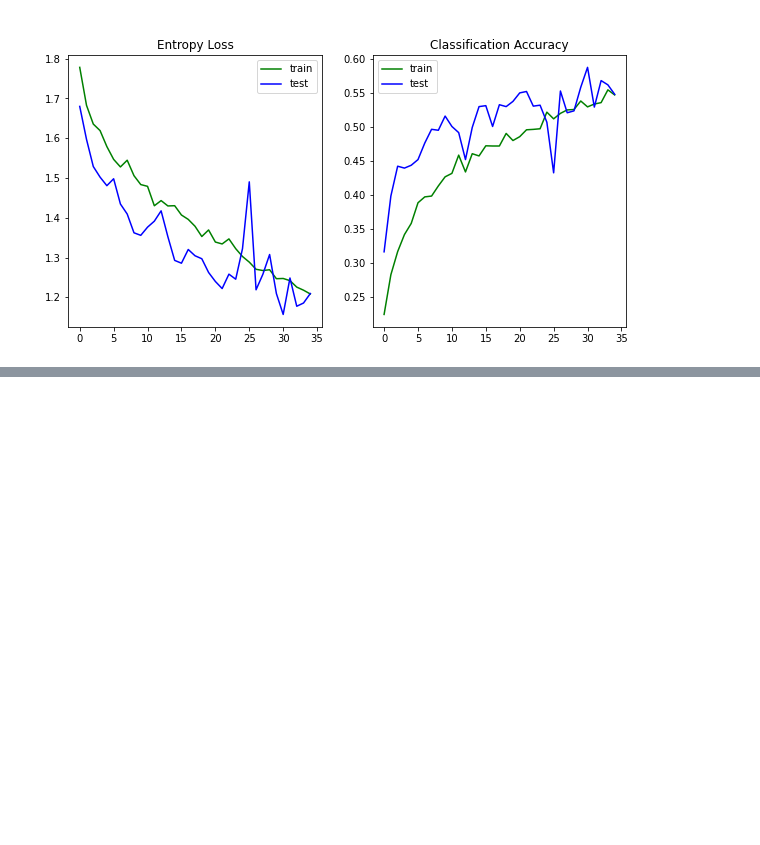
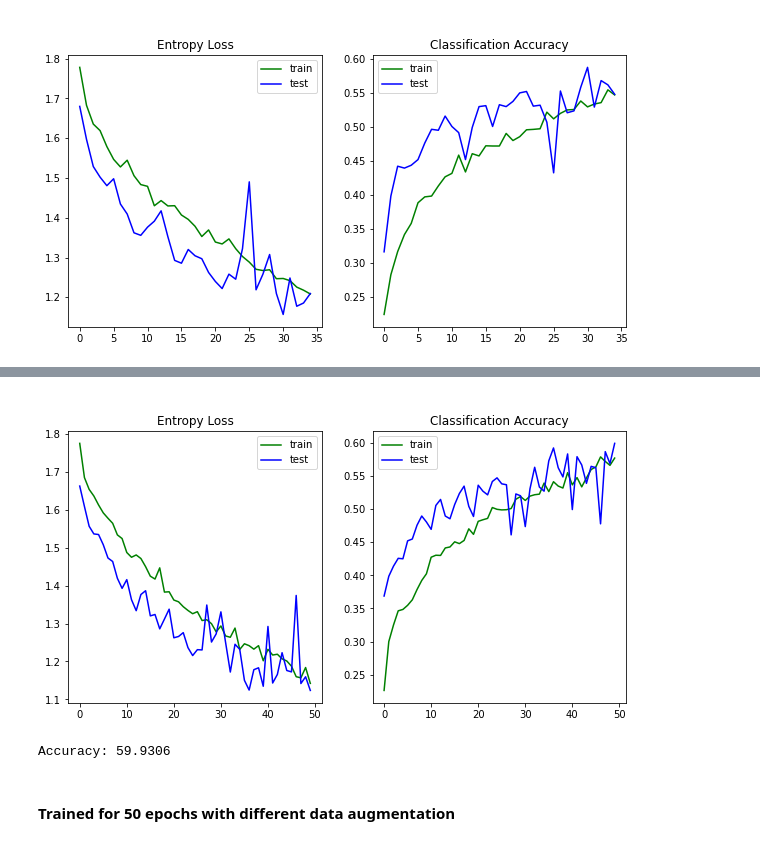
Before and after one commit to Doyun-Shin/DL-Artist-Recognition, a Jupyter notebook: Code_128px_35_folders.ipynb, the cells around one changed output, grey strips where cells are left out. Drawn from its saved outputs; the diff is of its cells as text; code cells hidden in the pictures; blank space fills up the shorter version.

Commit message:
with222px
added 224 px size too

```diff
--- a/Code_128px_35_folders.ipynb
+++ b/Code_128px_35_folders.ipynb
@@ -572,7 +590,20 @@ train_datagen = ImageDataGenerator(rescale=1. / 255,
                                    horizontal_flip=True,
                                    fill_mode='nearest')
 
+
 test_datagen = ImageDataGenerator(rescale=1. / 255)
+
+# Create sets
+training_set = train_datagen.flow_from_directory('train',
+                                                 target_size=(img_rows, img_cols),
+                                                 batch_size=batch_size,
+                                                 class_mode='categorical')
+
+
+test_set = test_datagen.flow_from_directory('val',
+                                            target_size=(img_rows, img_cols),
+                                            batch_size=batch_size, shuffle = False,
+                                            class_mode='categorical')
 # Define model
 model50 = model_with_dropout()
 # Fit model
@@ -585,0 +633,13 @@ Epoch 1/50
+# %%
+# Build graphs
+summarize_diagnostics(history)
+# %% [output]
+[figure, added]
+# %%
+# Evaluate model
+_, acc = model50.evaluate_generator(test_set, steps=len(test_set), verbose=0)
+print("Accuracy: %.4f" % (acc * 100.0))
+# %% [output]
+Accuracy: 59.9306
+# %% [markdown]
+<h4>Trained for 50 epochs with different data augmentation</h4>
```
Also changed, not shown: parts of 28 cells of this notebook.
